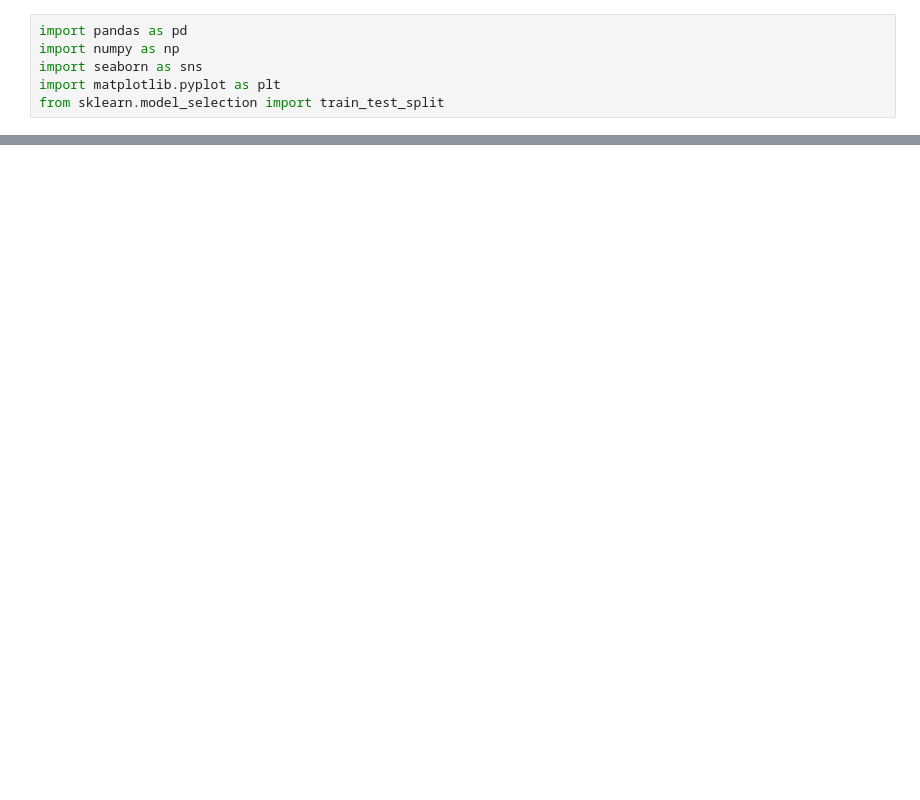
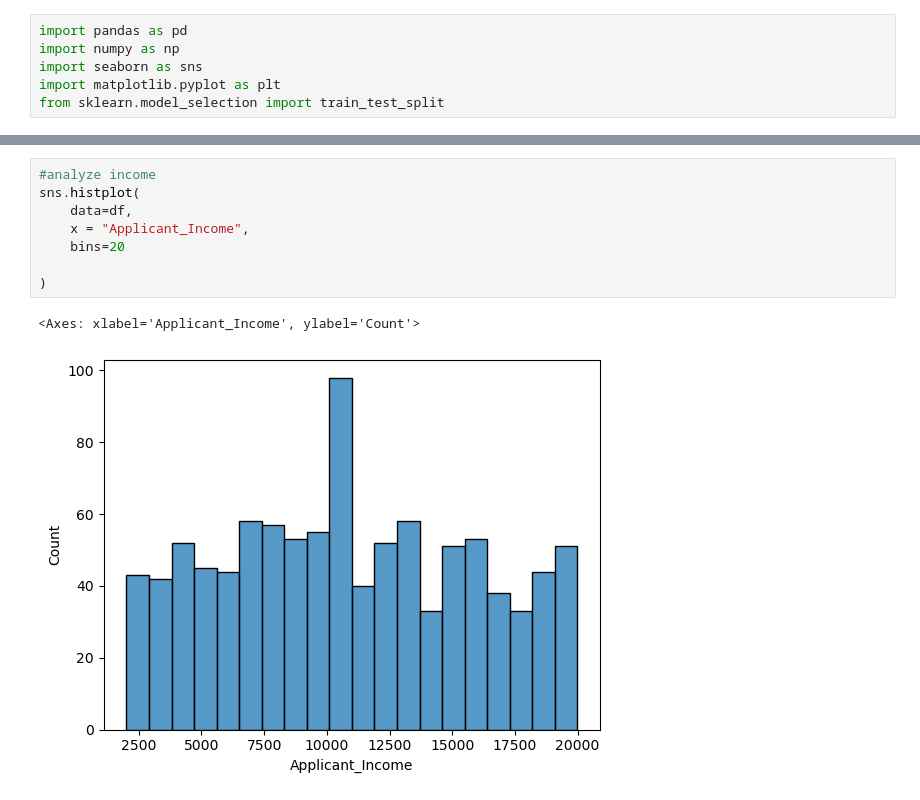
Before and after one commit to yishaan8/aiml, a Jupyter notebook: minor project/credit_wise.ipynb, the cells around one changed output, grey strips where cells are left out. Cells and saved outputs as stored; diff of their text form; blank space fills up the shorter version.

```diff
--- a/minor project/credit_wise.ipynb
+++ b/minor project/credit_wise.ipynb
@@ -68,0 +116,11 @@ dtype: int64
+# %%
+#analyze income
+sns.histplot(
+    data=df,
+    x = "Applicant_Income",
+    bins=20
+
+)
+# %% [output]
+<Axes: xlabel='Applicant_Income', ylabel='Count'>
+[figure, added]
```
Also changed, not shown: parts of 42 cells of this notebook.
